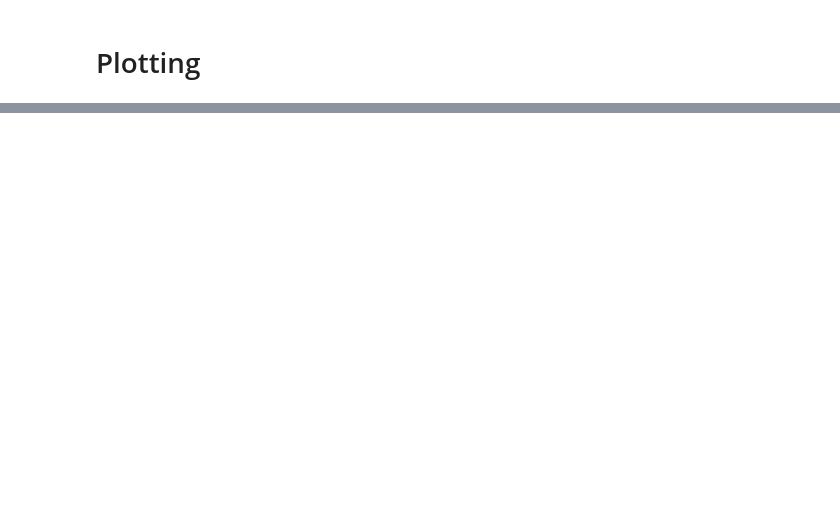
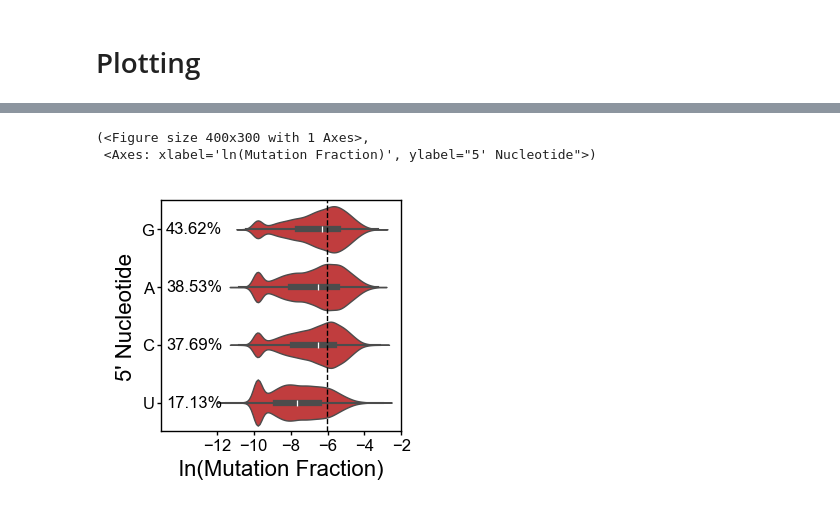
Before and after one commit to YesselmanLabPublications/2025_char_3d_struct_features, a Jupyter notebook: notebooks/supplemental_figures/supplemental_figure_s15.ipynb, the cells around one changed output, grey strips where cells are left out. Cells and saved outputs as stored; diff of their text form; code cells hidden in the pictures; blank space fills up the shorter version.

```diff
--- a/notebooks/supplemental_figures/supplemental_figure_s15.ipynb
+++ b/notebooks/supplemental_figures/supplemental_figure_s15.ipynb
@@ -92,0 +176,8 @@ fig.savefig(
+# %%
+df_pos = df_wc.query("r_nuc == 'A'").copy()
+fig, ax = plt.subplots(figsize=(2.0, 1.5), dpi=200)
+plot_violinplot_with_percentages(df_pos, y_column="p5_res", color="tab:red", ax=ax)
+# %% [output]
+(<Figure size 400x300 with 1 Axes>,
+ <Axes: xlabel='ln(Mutation Fraction)', ylabel="5' Nucleotide">)
+[figure, added]
```
Also changed, not shown: parts of 19 cells of this notebook, 9 other files.
